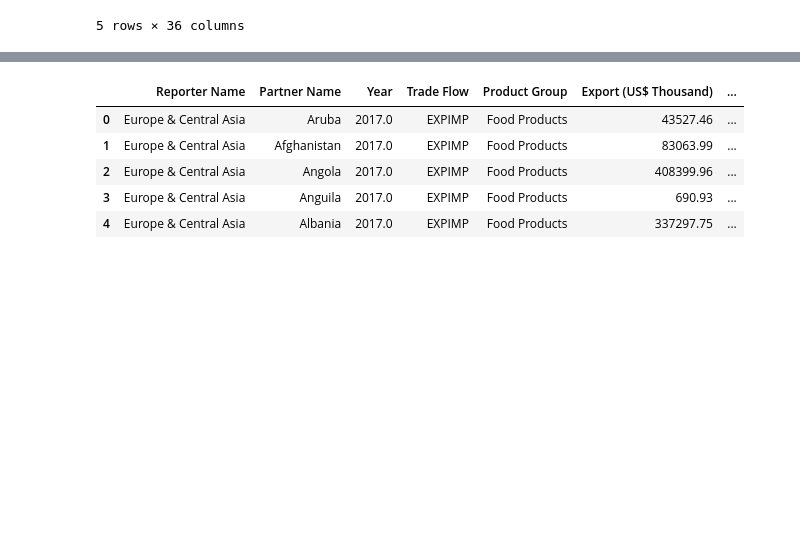
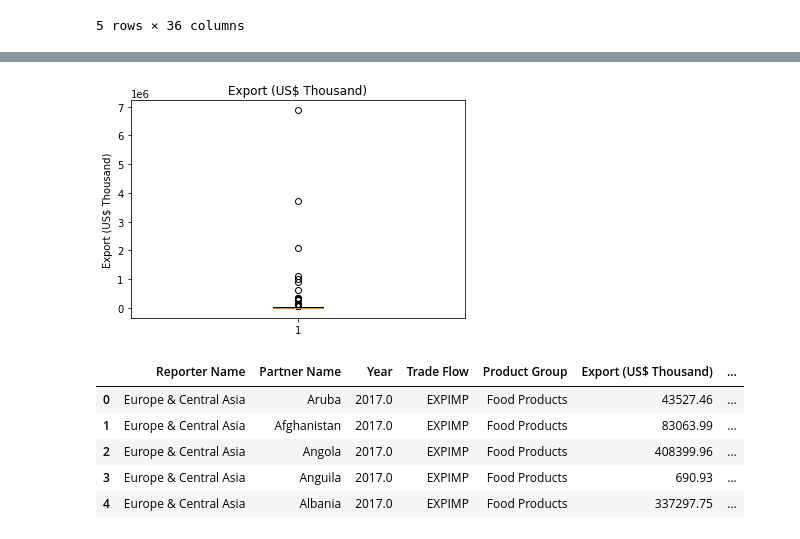
Before and after one commit to akbaselvan/cct, a Jupyter notebook: CA2 ELVAN AKBAS 2022331.ipynb, the cells around one changed output, grey strips where cells are left out. Saved outputs shown, nothing was run; the diff lists cells and outputs as text; code cells hidden in the pictures; blank space fills up the shorter version.

```diff
--- a/CA2 ELVAN AKBAS 2022331.ipynb
+++ b/CA2 ELVAN AKBAS 2022331.ipynb
@@ -41,3 +84,17 @@ df1.head()
+# %%
+
+export_values = df1['Export (US$ Thousand)']
+
+fig, ax = plt.subplots()
+ax.boxplot(export_values)
+
+
+ax.set_title('Export (US$ Thousand)')
+ax.set_ylabel('Export (US$ Thousand)')
+
+plt.show()
+# %% [output]
+[figure, added]
 # %%
 df2.head()
 # %% [output]
```
Also changed, not shown: parts of 13 cells of this notebook.
